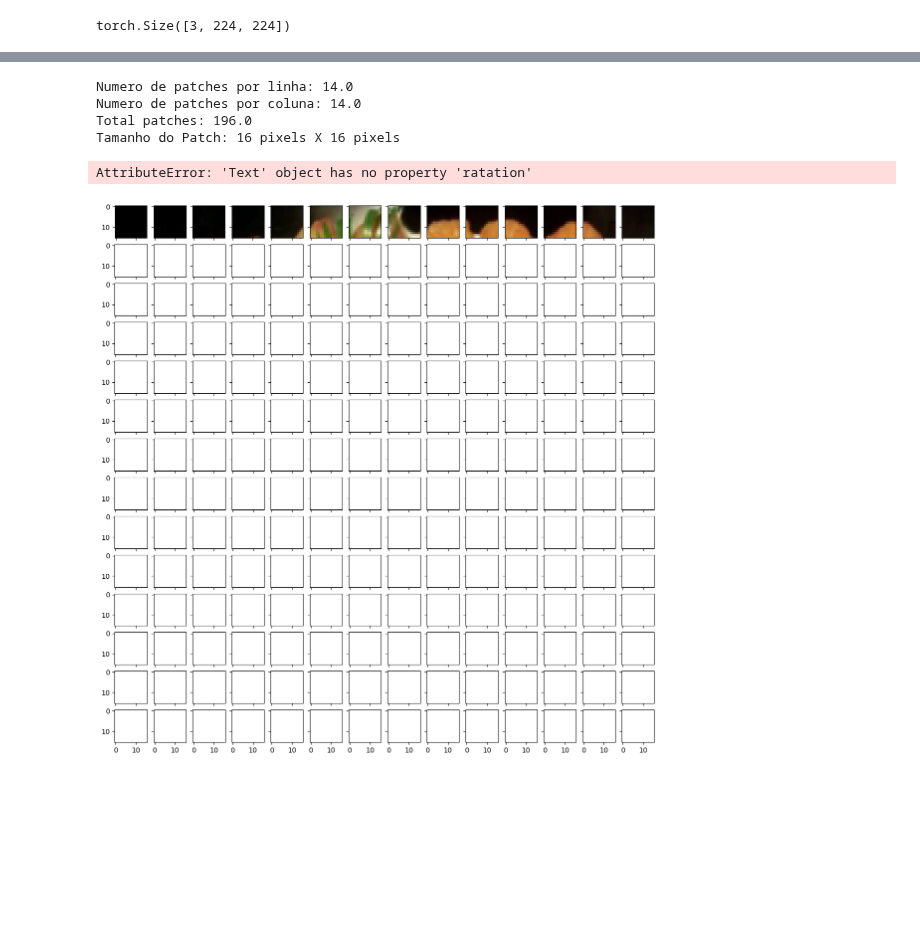
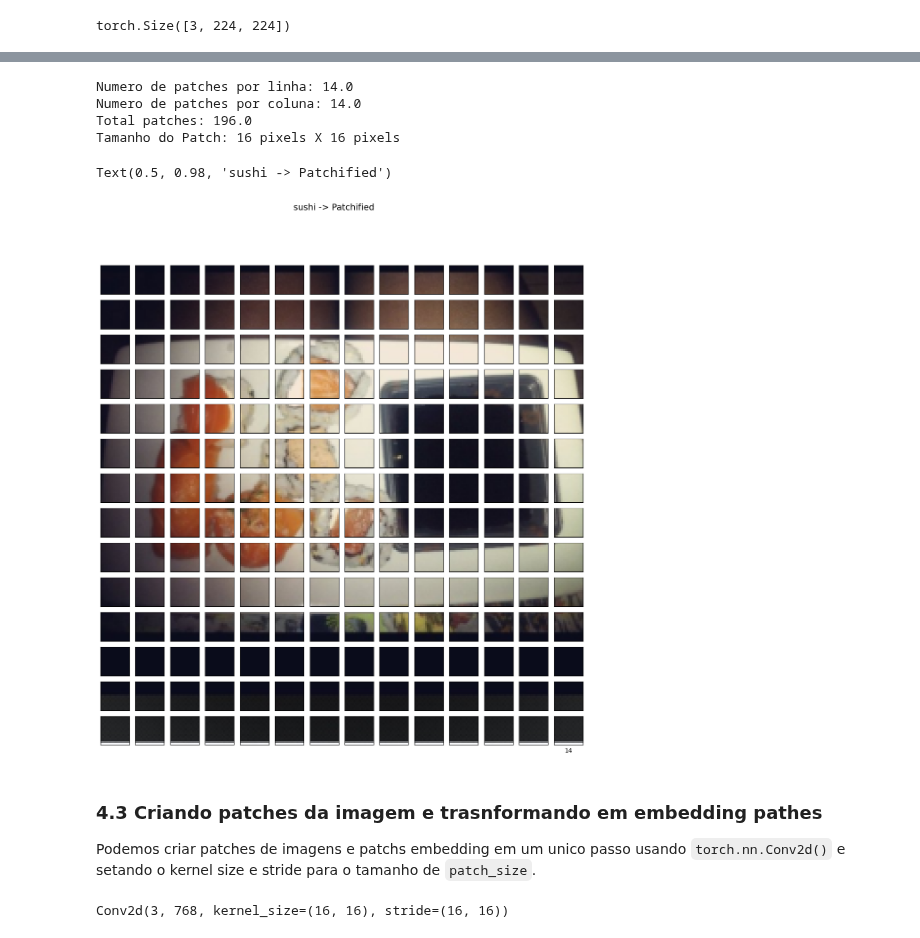
Before and after one commit to HammadN98/pytorch, a Jupyter notebook: 08_pytorch_replicando_paper.ipynb, the cells around one changed output, grey strips where cells are left out. Drawn from its saved outputs; the diff is of its cells as text; code cells hidden in the pictures; blank space fills up the shorter version.

```diff
--- a/08_pytorch_replicando_paper.ipynb
+++ b/08_pytorch_replicando_paper.ipynb
@@ -269,35 +268,55 @@ print(f"Numero de patches por linha: {num_patches}\
   \nTotal patches: {num_patches*num_patches}\
   \nTamanho do Patch: {patch_size} pixels X {patch_size} pixels")
 
 #Criando os pubplots
 fig, axs = plt.subplots(nrows=img_size // patch_size,
                         ncols=img_size // patch_size,
                         figsize=(num_patches, num_patches),
                         sharex=True,
                         sharey=True)
 
 #Percorrendo altura x lagura da imagem
 for i, patch_height in enumerate(range(0, img_size, patch_size)):
   for j, patch_width in enumerate(range(0, img_size, patch_size)):
     #Plotando aimagem permutada em axes dieferentes
     axs[i, j].imshow(image_permuted[patch_height:patch_height+patch_size, #Itera sobre a altura
                                     patch_width:patch_width+patch_size, #Itera sobre a largura
                                     :]) #PEga todos os canais de cores
 
   axs[i, j].set_ylabel(i+1,
-                       rotation="h",
-                       horizontalalignment='r',
-                       verticalalignment='c')
+                       rotation="horizontal",
+                       horizontalalignment='right',
+                       verticalalignment='center')
   axs[i, j].set_xlabel(j+1)
   axs[i, j].set_xticks([])
   axs[i, j].set_yticks([])
   axs[i, j].label_outer()
 
 fig.suptitle(f"{class_names[label]} -> Patchified", fontsize=14)
 # %% [output]
 Numero de patches por linha: 14.0
 Numero de patches por coluna: 14.0
 Total patches: 196.0
 Tamanho do Patch: 16 pixels X 16 pixels
-AttributeError: 'Text' object has no property 'ratation'
+Text(0.5, 0.98, 'sushi -> Patchified')
-[figure, old version]
+[figure, new version]
+# %% [markdown]
+### 4.3 Criando patches da imagem e trasnformando em embedding pathes
+
+Podemos criar patches de imagens e patchs embedding em um unico passo usando `torch.nn.Conv2d()` e setando o kernel size e stride para o tamanho de `patch_size`.
+# %%
+#CRiando uma camada conv2d para trasnformar patches de imagens em mapas de características aprendíveis (embeddings)
+from torch import nn
+
+#COnfigurando o ptch size
+patch_size=16
+
+#Criando a camada conv2d com os hyperparametros do ViT paper
+conv2d = nn.Conv2d(in_channels=3,
+                   out_channels=768, #D size
+                   kernel_size=patch_size,
+                   stride=patch_size,
+                   padding=0)
+conv2d
+# %% [output]
+Conv2d(3, 768, kernel_size=(16, 16), stride=(16, 16))
```
Also changed, not shown: parts of 8 cells of this notebook.
